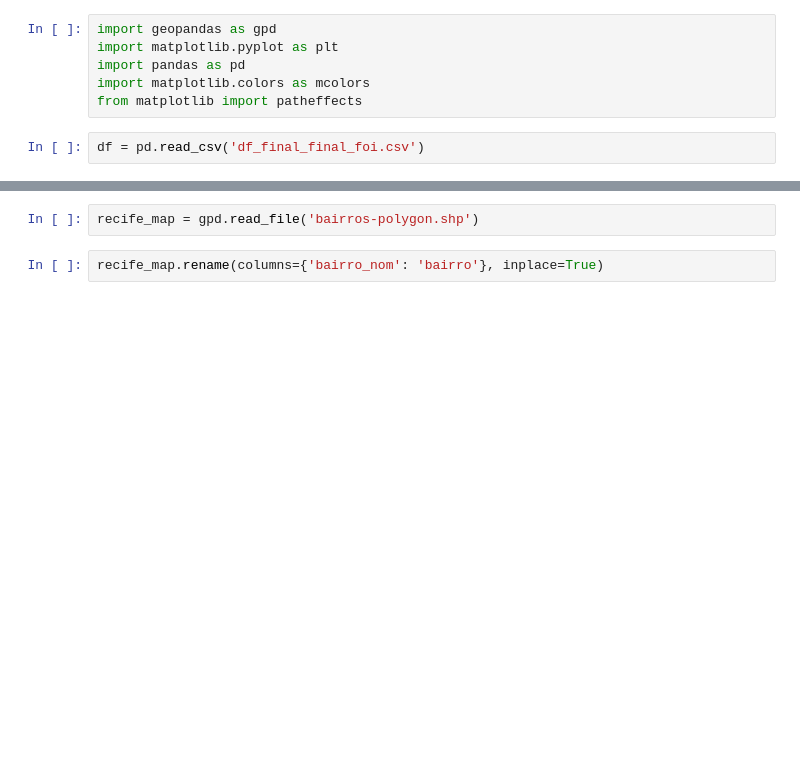
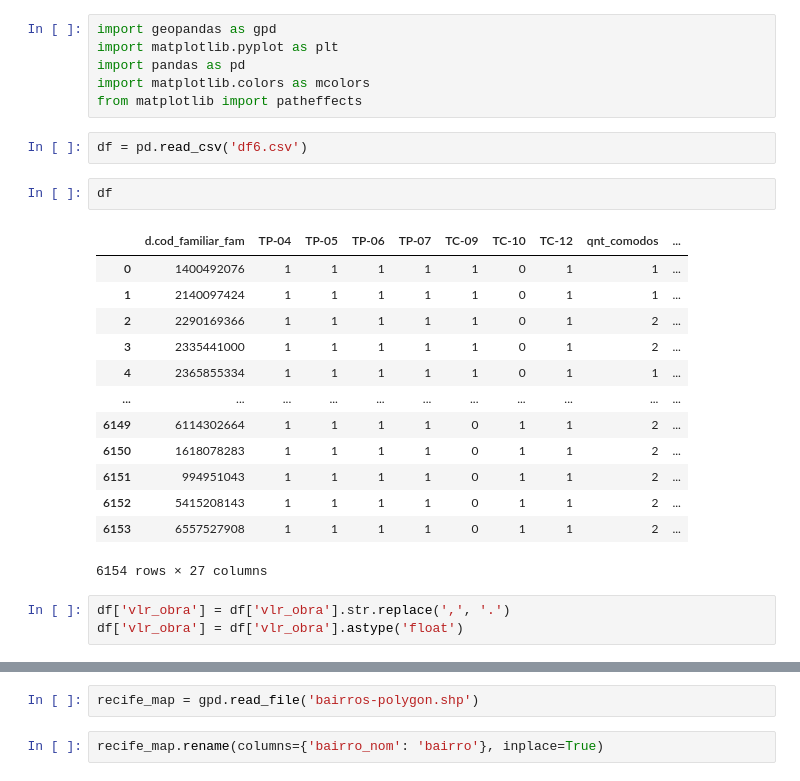
Before and after one commit to NAPCD/Procedimento_Habitacoes, a Jupyter notebook: plot_grafico_recife.ipynb, the cells around one changed output, grey strips where cells are left out. Cells and saved outputs as stored; diff of their text form; blank space fills up the shorter version.

```diff
--- a/plot_grafico_recife.ipynb
+++ b/plot_grafico_recife.ipynb
@@ -5,4 +5,23 @@ import pandas as pd
 import matplotlib.colors as mcolors
 from matplotlib import patheffects
 # %%
-df = pd.read_csv('df_final_final_foi.csv')
+df = pd.read_csv('df6.csv')
+# %%
+df
+# %% [output]
+|  | d.cod_familiar_fam | TP-04 | TP-05 | TP-06 | TP-07 | TC-09 | TC-10 | TC-12 | qnt_comodos | ... |
+| 0 | 1400492076 | 1 | 1 | 1 | 1 | 1 | 0 | 1 | 1 | ... |
+| 1 | 2140097424 | 1 | 1 | 1 | 1 | 1 | 0 | 1 | 1 | ... |
+| 2 | 2290169366 | 1 | 1 | 1 | 1 | 1 | 0 | 1 | 2 | ... |
+| 3 | 2335441000 | 1 | 1 | 1 | 1 | 1 | 0 | 1 | 2 | ... |
+| 4 | 2365855334 | 1 | 1 | 1 | 1 | 1 | 0 | 1 | 1 | ... |
+| ... | ... | ... | ... | ... | ... | ... | ... | ... | ... | ... |
+| 6149 | 6114302664 | 1 | 1 | 1 | 1 | 0 | 1 | 1 | 2 | ... |
+| 6150 | 1618078283 | 1 | 1 | 1 | 1 | 0 | 1 | 1 | 2 | ... |
+| 6151 | 994951043 | 1 | 1 | 1 | 1 | 0 | 1 | 1 | 2 | ... |
+| 6152 | 5415208143 | 1 | 1 | 1 | 1 | 0 | 1 | 1 | 2 | ... |
+| 6153 | 6557527908 | 1 | 1 | 1 | 1 | 0 | 1 | 1 | 2 | ... |
+6154 rows × 27 columns
+# %%
+df['vlr_obra'] = df['vlr_obra'].str.replace(',', '.')
+df['vlr_obra'] = df['vlr_obra'].astype('float')
```
Also changed, not shown: parts of 8 cells of this notebook, 4 other files.
